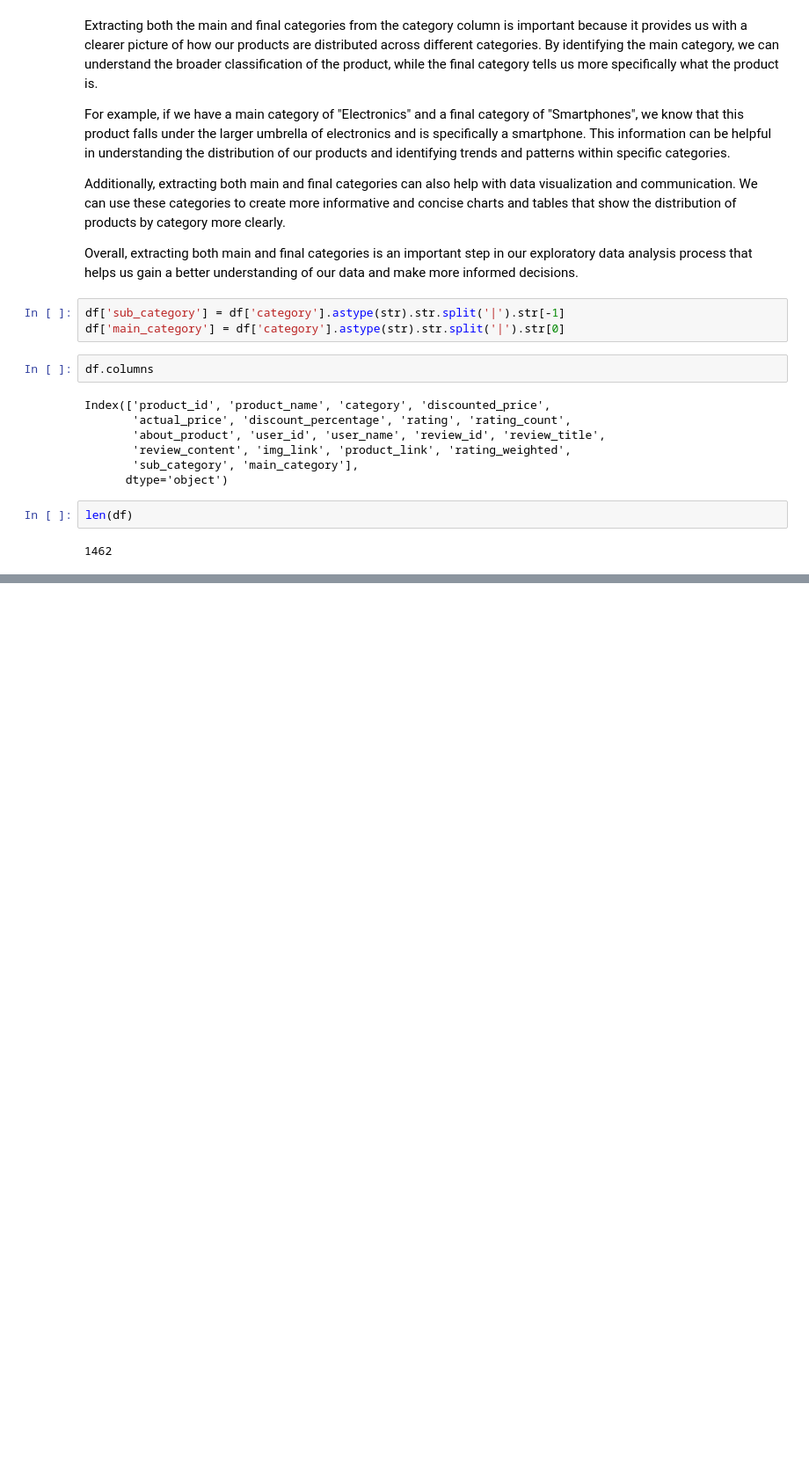
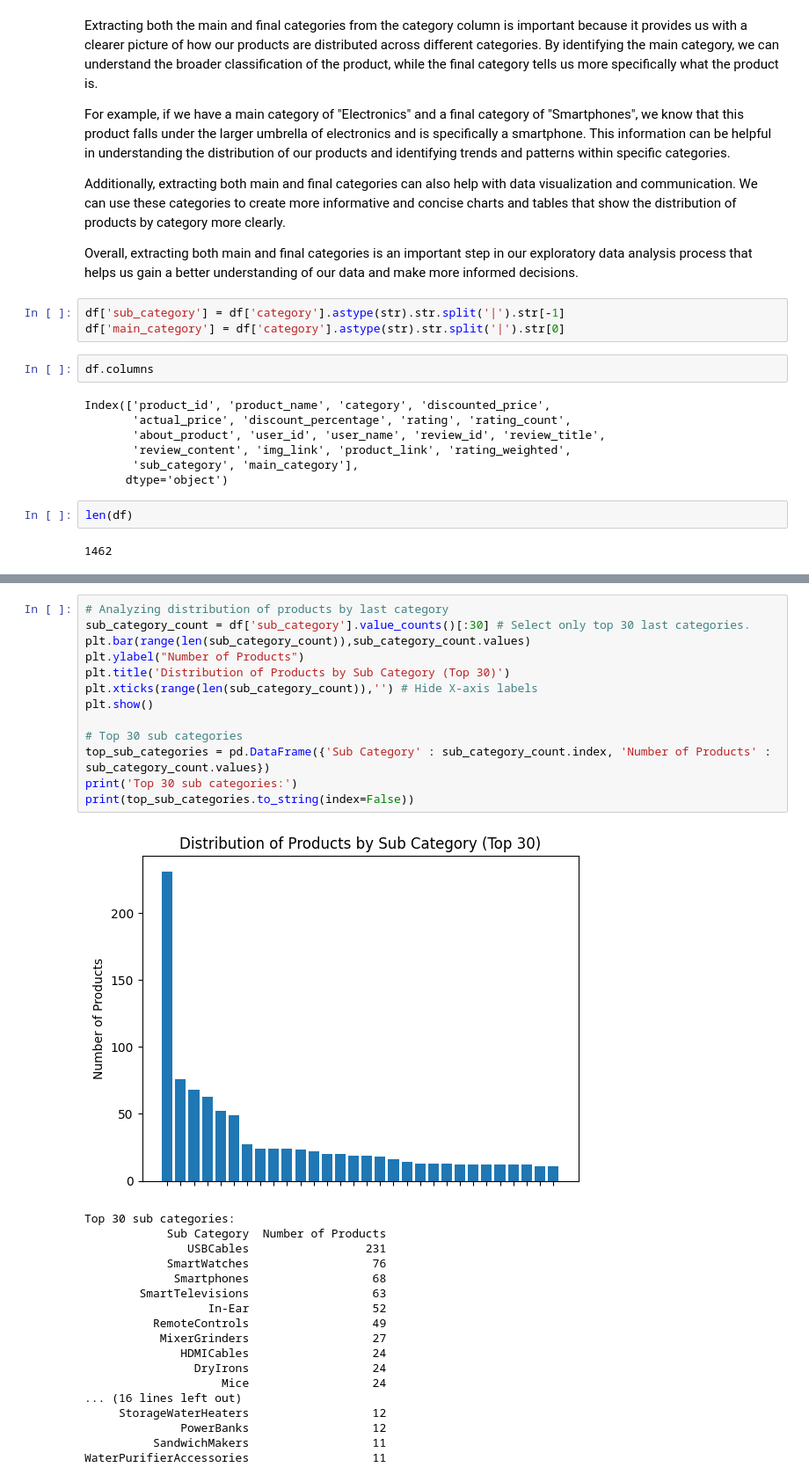
Before and after one commit to QaziSaim/Amazon_Product_Analysis-Recommendation-System, a Jupyter notebook: Amazon_Product_Analysis_&_Recommendation_System.ipynb, the cells around one changed output, grey strips where cells are left out. Shown at 88% size. Saved outputs shown, nothing was run; the diff lists cells and outputs as text; blank space fills up the shorter version.

```diff
--- a/Amazon_Product_Analysis_&_Recommendation_System.ipynb
+++ b/Amazon_Product_Analysis_&_Recommendation_System.ipynb
@@ -276,0 +314,32 @@ df.head()
+# %%
+# Analyzing distribution of products by last category
+sub_category_count = df['sub_category'].value_counts()[:30] # Select only top 30 last categories.
+plt.bar(range(len(sub_category_count)),sub_category_count.values)
+plt.ylabel("Number of Products")
+plt.title('Distribution of Products by Sub Category (Top 30)')
+plt.xticks(range(len(sub_category_count)),'') # Hide X-axis labels
+plt.show()
+
+# Top 30 sub categories
+top_sub_categories = pd.DataFrame({'Sub Category' : sub_category_count.index, 'Number of Products' : sub_category_count.values})
+print('Top 30 sub categories:')
+print(top_sub_categories.to_string(index=False))
+# %% [output]
+[figure, added]
+Top 30 sub categories:
+            Sub Category  Number of Products
+               USBCables                 231
+            SmartWatches                  76
+             Smartphones                  68
+        SmartTelevisions                  63
+                  In-Ear                  52
+          RemoteControls                  49
+           MixerGrinders                  27
+              HDMICables                  24
+                DryIrons                  24
+                    Mice                  24
+... (16 lines left out)
+     StorageWaterHeaters                  12
+              PowerBanks                  12
+          SandwichMakers                  11
+WaterPurifierAccessories                  11
```
Also changed, not shown: parts of 9 cells of this notebook.
